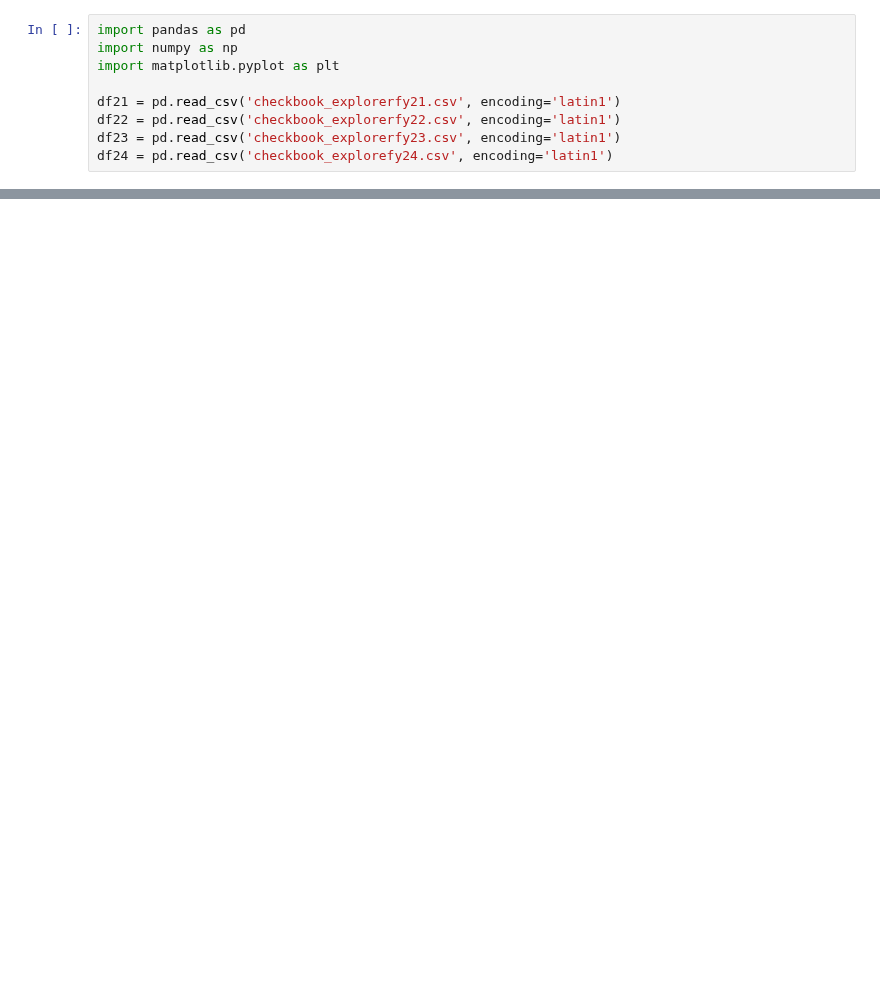
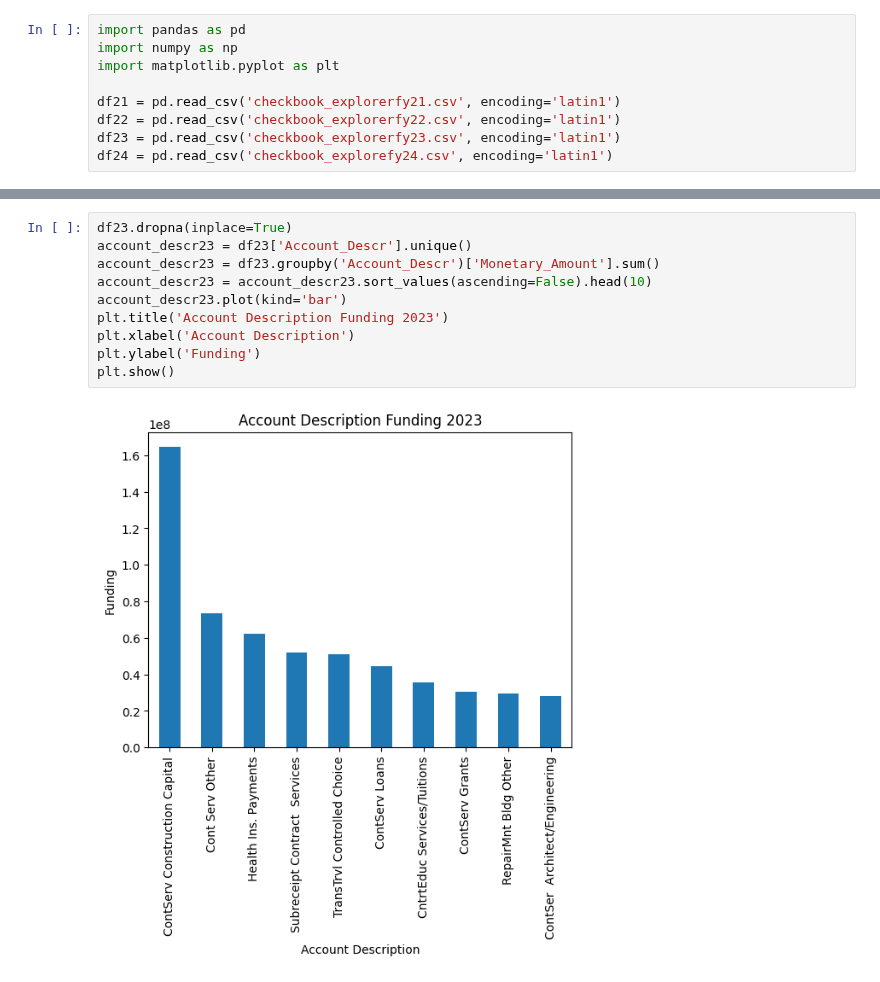
Before and after one commit to BU-Spark/ds-boston-city-budget, a Jupyter notebook: fa23-team-c/data/Anh_base_prj_output/funding.ipynb, the cells around one changed output, grey strips where cells are left out. Cells and saved outputs as stored; diff of their text form; blank space fills up the shorter version.

```diff
--- a/fa23-team-c/data/Anh_base_prj_output/funding.ipynb
+++ b/fa23-team-c/data/Anh_base_prj_output/funding.ipynb
@@ -47,4 +69,16 @@ Women's Advancement                 264080.10
 Workers Compensation Fund           332657.40
 Youth Engagement & Employment      3058462.57
 Name: Monetary_Amount, Length: 67, dtype: float64
+# %%
+df23.dropna(inplace=True)
+account_descr23 = df23['Account_Descr'].unique()
+account_descr23 = df23.groupby('Account_Descr')['Monetary_Amount'].sum()
+account_descr23 = account_descr23.sort_values(ascending=False).head(10)
+account_descr23.plot(kind='bar')
+plt.title('Account Description Funding 2023')
+plt.xlabel('Account Description')
+plt.ylabel('Funding')
+plt.show()
+# %% [output]
+[figure, added]
 # %%
```
Also changed, not shown: parts of 14 cells of this notebook.
